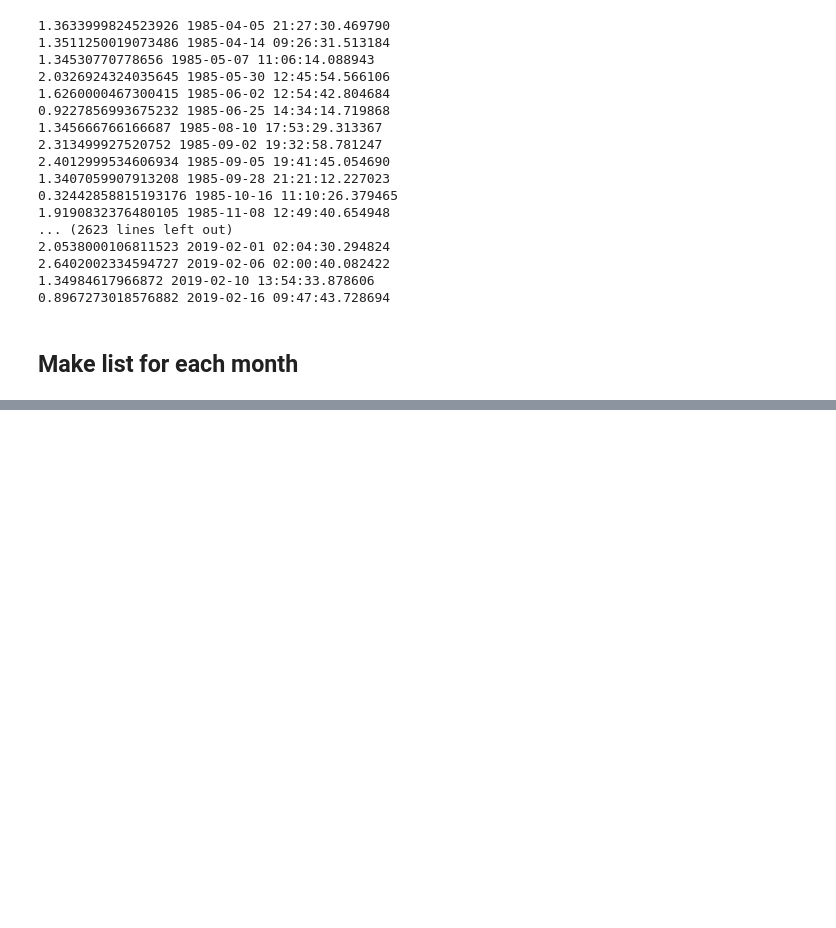
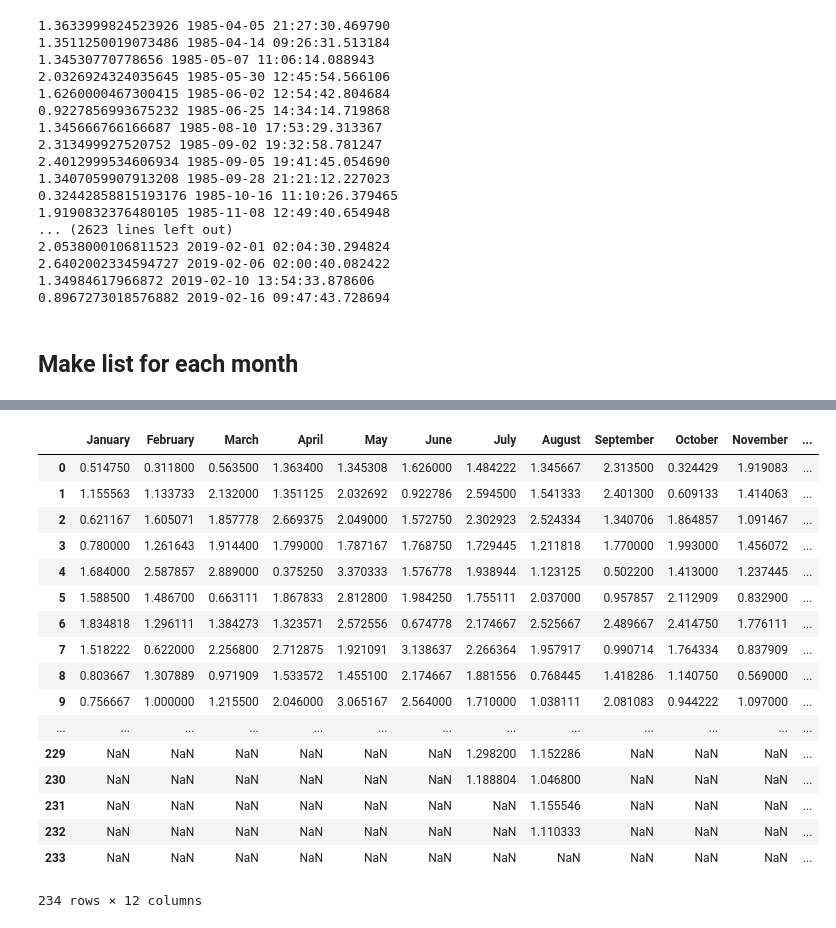
Before and after one commit to CourtneySmith32/Honours-Coursework, a Jupyter notebook: melville_month.ipynb, the cells around one changed output, grey strips where cells are left out. Saved outputs shown, nothing was run; the diff lists cells and outputs as text; code cells hidden in the pictures; blank space fills up the shorter version.

```diff
--- a/melville_month.ipynb
+++ b/melville_month.ipynb
@@ -217,0 +248,22 @@ Dec 1.1127034556267628
+# %%
+df_1 = pd.concat([df1, df2, df3, df4, df5, df6, df7, df8, df9, df10, df11, df12], axis=1)
+df_1
+# %% [output]
+|  | January | February | March | April | May | June | July | August | September | October | November | ... |
+| 0 | 0.514750 | 0.311800 | 0.563500 | 1.363400 | 1.345308 | 1.626000 | 1.484222 | 1.345667 | 2.313500 | 0.324429 | 1.919083 | ... |
+| 1 | 1.155563 | 1.133733 | 2.132000 | 1.351125 | 2.032692 | 0.922786 | 2.594500 | 1.541333 | 2.401300 | 0.609133 | 1.414063 | ... |
+| 2 | 0.621167 | 1.605071 | 1.857778 | 2.669375 | 2.049000 | 1.572750 | 2.302923 | 2.524334 | 1.340706 | 1.864857 | 1.091467 | ... |
+| 3 | 0.780000 | 1.261643 | 1.914400 | 1.799000 | 1.787167 | 1.768750 | 1.729445 | 1.211818 | 1.770000 | 1.993000 | 1.456072 | ... |
+| 4 | 1.684000 | 2.587857 | 2.889000 | 0.375250 | 3.370333 | 1.576778 | 1.938944 | 1.123125 | 0.502200 | 1.413000 | 1.237445 | ... |
+| 5 | 1.588500 | 1.486700 | 0.663111 | 1.867833 | 2.812800 | 1.984250 | 1.755111 | 2.037000 | 0.957857 | 2.112909 | 0.832900 | ... |
+| 6 | 1.834818 | 1.296111 | 1.384273 | 1.323571 | 2.572556 | 0.674778 | 2.174667 | 2.525667 | 2.489667 | 2.414750 | 1.776111 | ... |
+| 7 | 1.518222 | 0.622000 | 2.256800 | 2.712875 | 1.921091 | 3.138637 | 2.266364 | 1.957917 | 0.990714 | 1.764334 | 0.837909 | ... |
+| 8 | 0.803667 | 1.307889 | 0.971909 | 1.533572 | 1.455100 | 2.174667 | 1.881556 | 0.768445 | 1.418286 | 1.140750 | 0.569000 | ... |
+| 9 | 0.756667 | 1.000000 | 1.215500 | 2.046000 | 3.065167 | 2.564000 | 1.710000 | 1.038111 | 2.081083 | 0.944222 | 1.097000 | ... |
+| ... | ... | ... | ... | ... | ... | ... | ... | ... | ... | ... | ... | ... |
+| 229 | NaN | NaN | NaN | NaN | NaN | NaN | 1.298200 | 1.152286 | NaN | NaN | NaN | ... |
+| 230 | NaN | NaN | NaN | NaN | NaN | NaN | 1.188804 | 1.046800 | NaN | NaN | NaN | ... |
+| 231 | NaN | NaN | NaN | NaN | NaN | NaN | NaN | 1.155546 | NaN | NaN | NaN | ... |
+| 232 | NaN | NaN | NaN | NaN | NaN | NaN | NaN | 1.110333 | NaN | NaN | NaN | ... |
+| 233 | NaN | NaN | NaN | NaN | NaN | NaN | NaN | NaN | NaN | NaN | NaN | ... |
+234 rows × 12 columns
```
Also changed, not shown: parts of 12 cells of this notebook, 3 other files.
